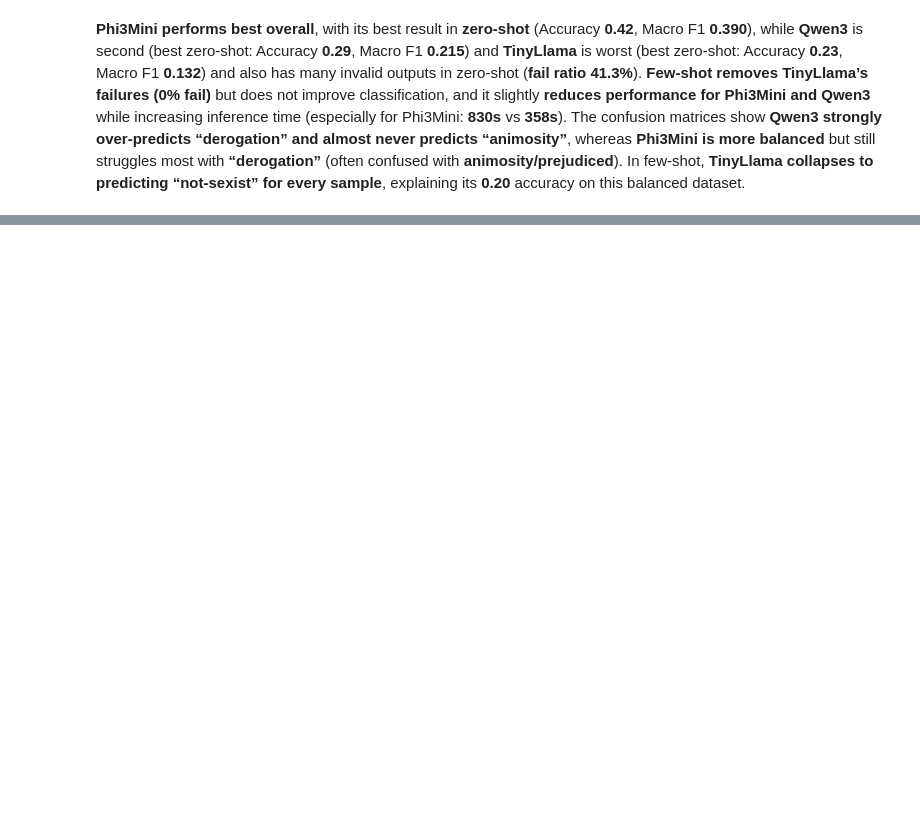
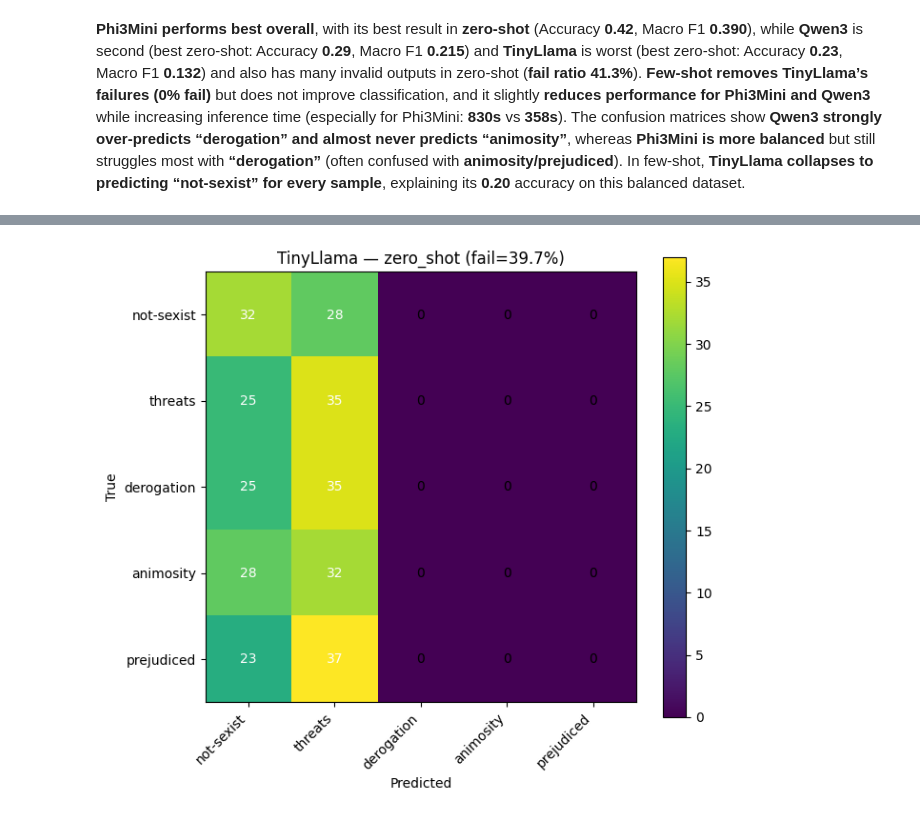
Before and after one commit to rzsoli/Sexism_Detection, a Jupyter notebook: sexism_detection_llm.ipynb, the cells around one changed output, grey strips where cells are left out. Drawn from its saved outputs; the diff is of its cells as text; code cells hidden in the pictures; blank space fills up the shorter version.

```diff
--- a/sexism_detection_llm.ipynb
+++ b/sexism_detection_llm.ipynb
@@ -691,11 +621,0 @@ Fail Ratio: 0.0000
-# %%
-print("\n" + "="*70)
-print("Zero-shot vs Few-shot comparison")
-print("="*70)
-
-for nickname in models.keys():
-    z = compute_metrics(zero_shot_results[nickname]["predictions"], zero_shot_results[nickname]["ground_truth"])
-    f = few_shot_metrics[nickname]
-    print(f"\n{nickname}")
-    print(f"  Zero-shot  Macro F1: {z['macro_f1']:.4f} | Fail: {z['fail_ratio']:.4f}")
-    print(f"  Few-shot   Macro F1: {f['macro_f1']:.4f} | Fail: {f['fail_ratio']:.4f}")
@@ -791,7 +696,3 @@ def plot_confusion_matrix(results, title):
     plt.xlabel("Predicted")
     plt.tight_layout()
     plt.show()
-
-for model_name in results_table["Model"].unique():
-    plot_confusion_matrix(zero_shot_results[model_name], f"{model_name} — zero-shot")
-    plot_confusion_matrix(few_shot_results[model_name], f"{model_name} — few-shot")
@@ -888,4 +804,7 @@ def error_analysis_from_existing_results(model_name, model, tokenizer, results,
     with pd.option_context("display.max_colwidth", None):
         display(top_errors[["text", "true_label", "pred_label", "raw_response", "nll_true_label"]])
 
-    return df, top_errors
+    return {
+        "df": df,
+        "top_errors": top_errors
+    }
@@ -1027,0 +824,70 @@ Top errors (highest NLL of true label):
+# %%
+model_results = {}
+analysis_outputs = {}
+num_per_class = 3
+metrics = {}
+
+print("Starting Master Pipeline...\n")
+
+for cfg in MODEL_CONFIGS:
+  nickname = cfg["nickname"]
+  model_name = cfg["name"]
+
+  print(f"Processing {nickname}...")
+
+  model,tokenizer = load_model(model_name)
+
+  model_results[nickname] = {}
+  model_results[nickname]['zero_shot'] = zero_shot_inference(model_name, model,tokenizer)
+  model_results[nickname]['few_shot'] = few_shot_inference(model_name, model,tokenizer)
+
+  model_results[nickname]['zero_shot']["metrics"] = compute_metrics(model_results[nickname]['zero_shot']["predictions"],model_results[nickname]['zero_shot']["ground_truth"])
+  model_results[nickname]['few_shot']["metrics"] = compute_metrics(model_results[nickname]['few_shot']["predictions"],model_results[nickname]['few_shot']["ground_truth"])
+
+  print(f"\n{nickname} (zero_shot) Results:")
+  print(f"Accuracy:   {model_results[nickname]['zero_shot']["metrics"]['accuracy']:.4f}")
+  print(f"Macro F1:   {model_results[nickname]['zero_shot']["metrics"]['macro_f1']:.4f}")
+  print(f"Fail Ratio: {model_results[nickname]['zero_shot']["metrics"]['fail_ratio']:.4f}")
+
+  print(f"\n{nickname} (few_shot) Results:")
+  print(f"Accuracy:   {model_results[nickname]['few_shot']["metrics"]['accuracy']:.4f}")
+  print(f"Macro F1:   {model_results[nickname]['few_shot']["metrics"]['macro_f1']:.4f}")
+  print(f"Fail Ratio: {model_results[nickname]['few_shot']["metrics"]['fail_ratio']:.4f}")
+
+  plot_confusion_matrix(model_results[nickname]['zero_shot'], f"{nickname} — zero_shot")
+  plot_confusion_matrix(model_results[nickname]['few_shot'], f"{nickname} — few_shot")
+
+  print(f"  - Running Error Analysis...")
+
+
+  # Zero-Shot Analysis
+  model_results[nickname]['zero_shot']["error_analysis"] = error_analysis_from_existing_results(
+        model_name=nickname,
+        model=model,
+        tokenizer=tokenizer,
+        results=model_results[nickname]["zero_shot"],
+        prompt_template=zero_shot_prompt,
+        examples=None,
+        setting="zero-shot",
+        top_k=10
+    )
+
+  # Few-Shot Analysis
+  model_results[nickname]['few_shot']["error_analysis"] = error_analysis_from_existing_results(
+        model_name=nickname,
+        model=model,
+        tokenizer=tokenizer,
+        results=model_results[nickname]["few_shot"],
+        prompt_template=few_shot_prompt,
+        examples=few_shot_examples,
+        setting="few-shot",
+        top_k=10
+    )
+
+
+  performance_table()
+
+  del model
+  del tokenizer
+  free_memory()
+# %% [output]
@@ -1027,0 +911 @@ Top errors (highest NLL of true label):
+[figure, added]
```
Also changed, not shown: parts of 75 cells of this notebook.
